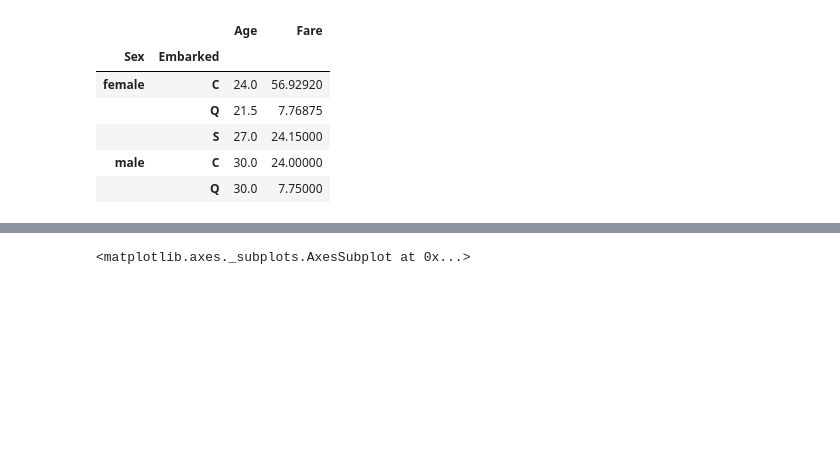
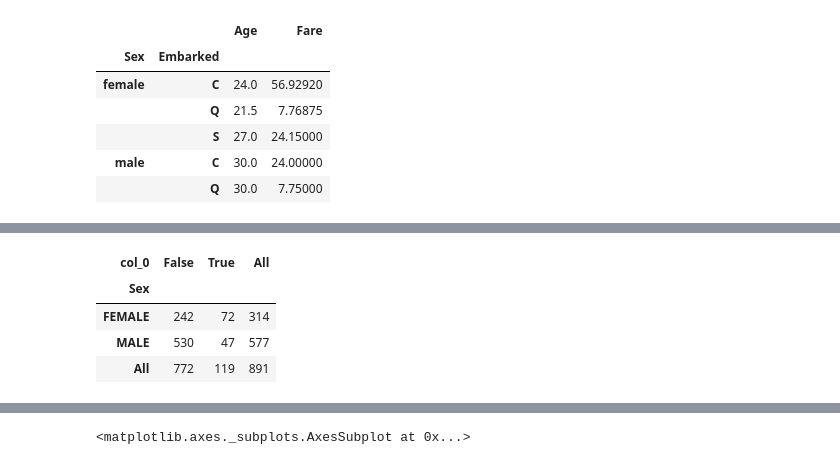
Before and after one commit to pyro-bot/AI_1, a Jupyter notebook: лабы_решения/1562_2/Отческий Д.А/Laba3.ipynb, the cells around one changed output, grey strips where cells are left out. Cells and saved outputs as stored; diff of their text form; code cells hidden in the pictures; blank space fills up the shorter version.

```diff
--- a/лабы_решения/1562_2/Отческий Д.А/Laba3.ipynb
+++ b/лабы_решения/1562_2/Отческий Д.А/Laba3.ipynb
@@ -94,0 +124,8 @@ array([[<matplotlib.axes._subplots.AxesSubplot object at 0x...>,
+# %%
+pd.crosstab( df['Sex'], (df['Pclass'] == 3) & df['Survived'], margins=True)#Таблица выживших пассажиров 3 класса по полу(false - 1 или 2 класс, либо это 3 класс, но мертвый),
+# %% [output]
+| col_0 | False | True | All |
+| Sex |  |  |  |
+| FEMALE | 242 | 72 | 314 |
+| MALE | 530 | 47 | 577 |
+| All | 772 | 119 | 891 |
```
Also changed, not shown: parts of 25 cells of this notebook.
